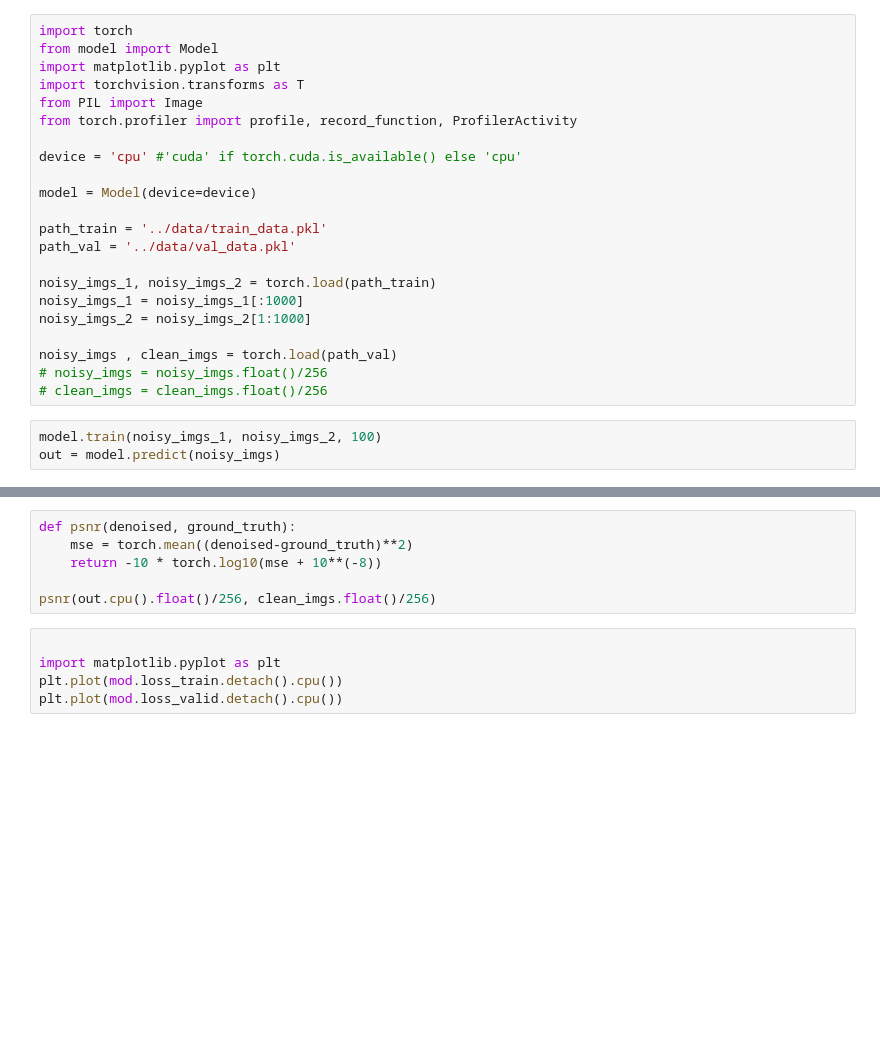
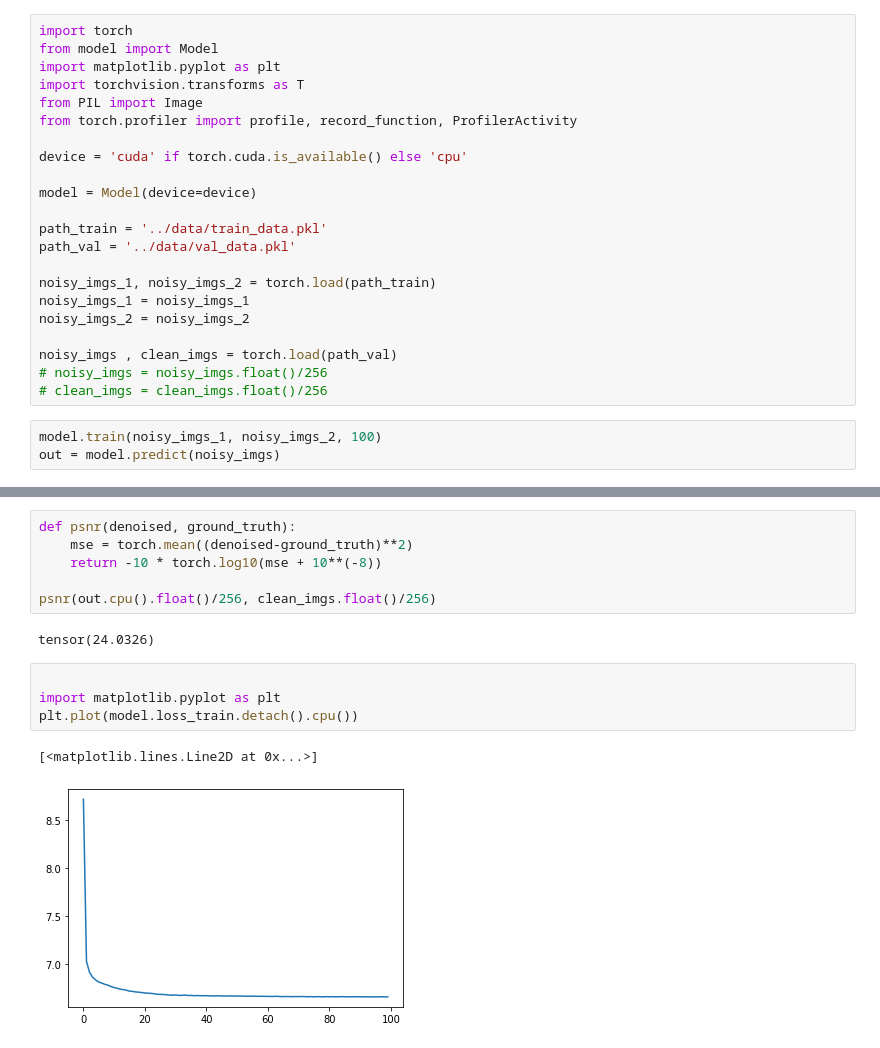
Before and after one commit to SuhanNShetty/DeepLearning_Noise2Noise, a Jupyter notebook: Miniproject_1/Test_Model.ipynb, the cells around one changed output, grey strips where cells are left out. Drawn from its saved outputs; the diff is of its cells as text; blank space fills up the shorter version.

```diff
--- a/Miniproject_1/Test_Model.ipynb
+++ b/Miniproject_1/Test_Model.ipynb
@@ -6,7 +6,7 @@ import torchvision.transforms as T
 from PIL import Image
 from torch.profiler import profile, record_function, ProfilerActivity
 
-device = 'cpu' #'cuda' if torch.cuda.is_available() else 'cpu'
+device = 'cuda' if torch.cuda.is_available() else 'cpu'
 
 model = Model(device=device)
 
@@ -14,8 +14,8 @@ path_train = '../data/train_data.pkl'
 path_val = '../data/val_data.pkl'
 
 noisy_imgs_1, noisy_imgs_2 = torch.load(path_train)
-noisy_imgs_1 = noisy_imgs_1[:1000]
-noisy_imgs_2 = noisy_imgs_2[1:1000]
+noisy_imgs_1 = noisy_imgs_1
+noisy_imgs_2 = noisy_imgs_2
 
 noisy_imgs , clean_imgs = torch.load(path_val)
 # noisy_imgs = noisy_imgs.float()/256
@@ -38,9 +40,13 @@ def psnr(denoised, ground_truth):
     return -10 * torch.log10(mse + 10**(-8))
 
 psnr(out.cpu().float()/256, clean_imgs.float()/256)
+# %% [output]
+tensor(24.0326)
 # %%
 
 import matplotlib.pyplot as plt
-plt.plot(mod.loss_train.detach().cpu())
-plt.plot(mod.loss_valid.detach().cpu())
+plt.plot(model.loss_train.detach().cpu())
+# %% [output]
+[<matplotlib.lines.Line2D at 0x...>]
+[figure, added]
 # %%
```
Also changed, not shown: parts of 2 cells of this notebook.
